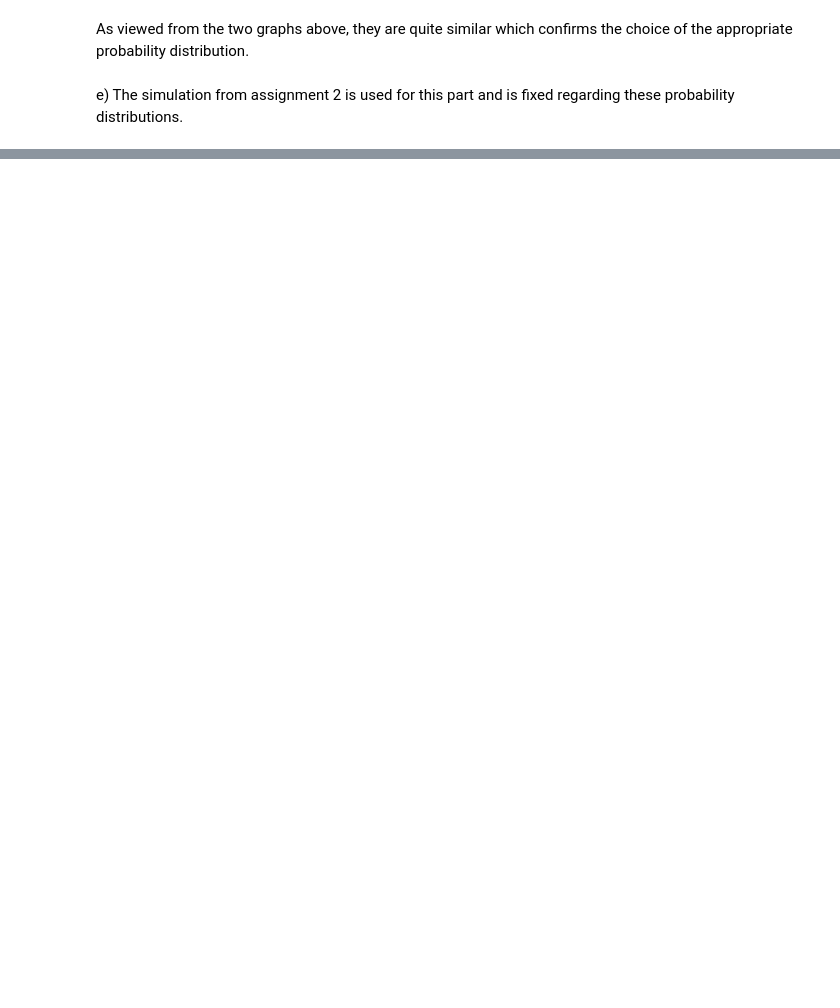
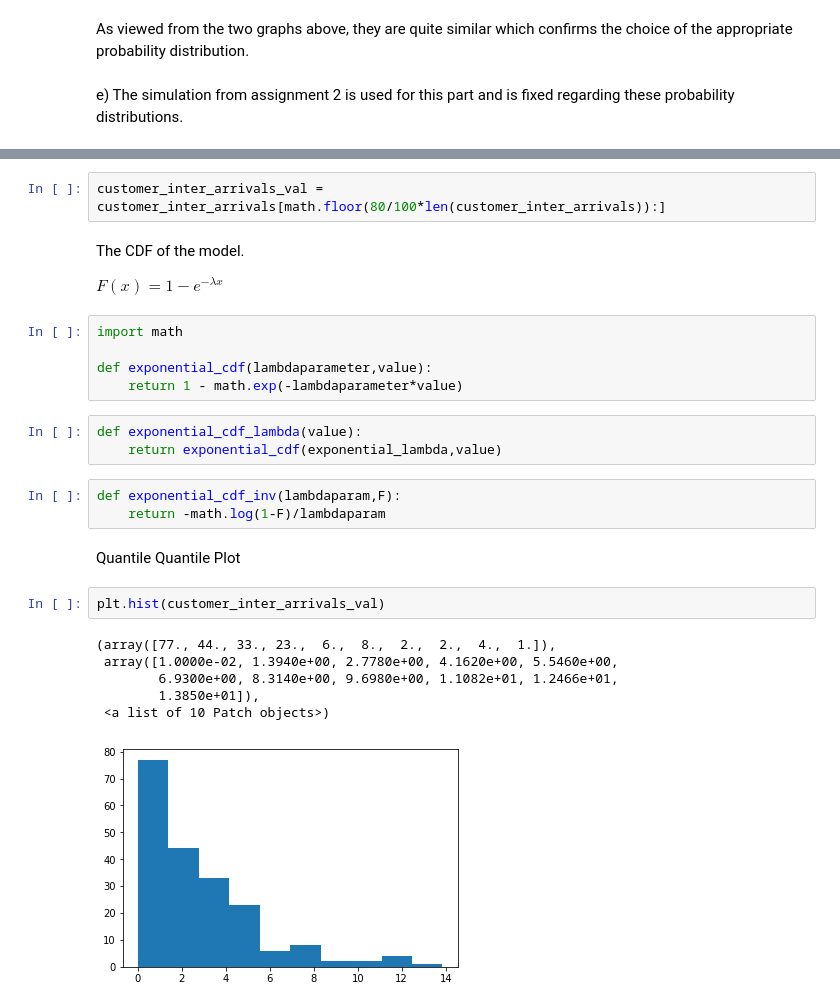
Before and after one commit to MarevaZenelaj/DES-HW3, a Jupyter notebook: Des Hw3.ipynb, the cells around one changed output, grey strips where cells are left out. Cells and saved outputs as stored; diff of their text form; blank space fills up the shorter version.

```diff
--- a/Des Hw3.ipynb
+++ b/Des Hw3.ipynb
@@ -81,0 +117,28 @@ e) The simulation from assignment 2 is used for this part and is fixed regarding
+# %%
+customer_inter_arrivals_val = customer_inter_arrivals[math.floor(80/100*len(customer_inter_arrivals)):]
+# %% [markdown]
+The CDF of the model.
+
+$F(x)=1-e^{-\lambda x}$
+# %%
+import math
+
+def exponential_cdf(lambdaparameter,value):
+    return 1 - math.exp(-lambdaparameter*value)
+# %%
+def exponential_cdf_lambda(value):
+    return exponential_cdf(exponential_lambda,value)
+# %%
+def exponential_cdf_inv(lambdaparam,F):
+    return -math.log(1-F)/lambdaparam
+# %% [markdown]
+Quantile Quantile Plot
+# %%
+plt.hist(customer_inter_arrivals_val)
+# %% [output]
+(array([77., 44., 33., 23.,  6.,  8.,  2.,  2.,  4.,  1.]),
+ array([1.0000e-02, 1.3940e+00, 2.7780e+00, 4.1620e+00, 5.5460e+00,
+        6.9300e+00, 8.3140e+00, 9.6980e+00, 1.1082e+01, 1.2466e+01,
+        1.3850e+01]),
+ <a list of 10 Patch objects>)
+[figure, added]
```
Also changed, not shown: parts of 34 cells of this notebook, 11 other files.
